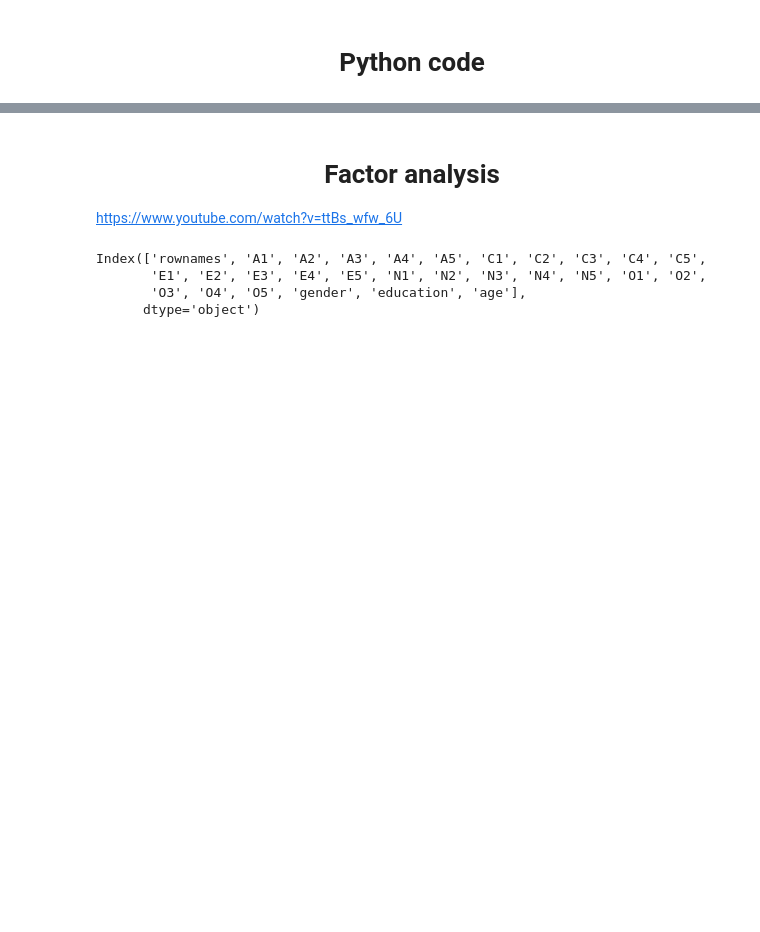
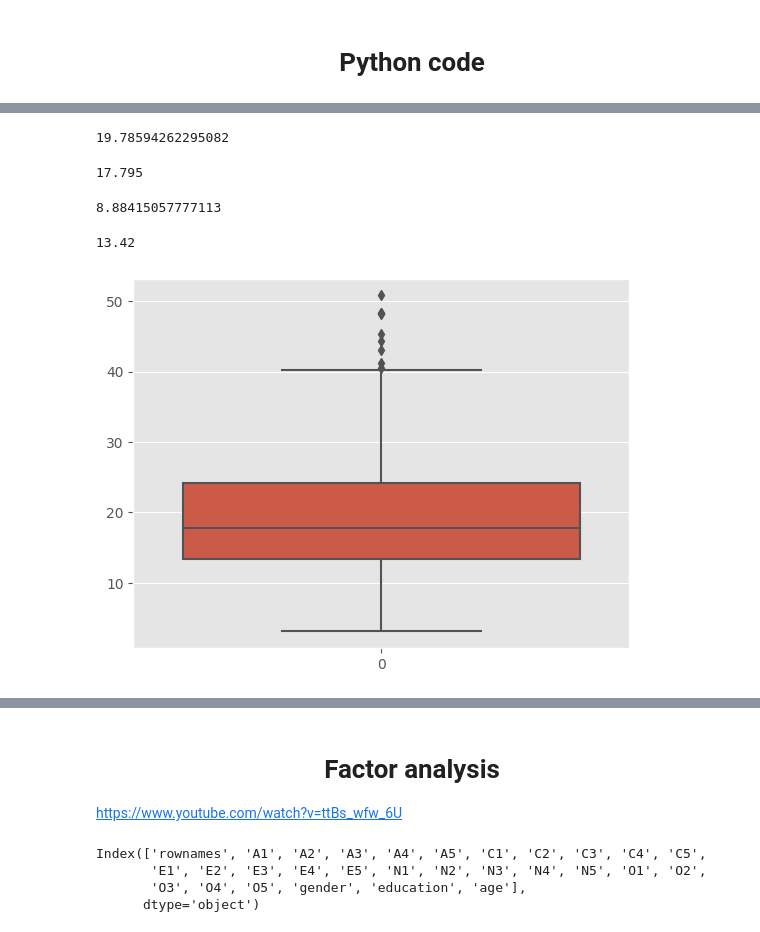
Before and after one commit to waseemofficial/Data-Analytics-NPTL, a Jupyter notebook: NPTL_1.ipynb, the cells around one changed output, grey strips where cells are left out. Saved outputs shown, nothing was run; the diff lists cells and outputs as text; code cells hidden in the pictures; blank space fills up the shorter version.

```diff
--- a/NPTL_1.ipynb
+++ b/NPTL_1.ipynb
@@ -214,0 +268,3 @@ if S > 0 then it is <span style="color:green">Positively</span> (skewed to the r
+# %%
+tips=sns.load_dataset("tips")
+tips.head()
@@ -214,0 +278,24 @@ if S > 0 then it is <span style="color:green">Positively</span> (skewed to the r
+# %%
+#Mean
+np.mean(tips["total_bill"])
+# %% [output]
+19.78594262295082
+# %%
+#Median
+np.median(tips["total_bill"])
+# %% [output]
+17.795
+# %%
+np.std(tips["total_bill"])
+# %% [output]
+8.88415057777113
+# %%
+# Mode
+statistics.mode(tips["total_bill"])
+# %% [output]
+13.42
+# %%
+sns.boxplot(tips["total_bill"])
+plt.show()
+# %% [output]
+[figure, added]
```
Also changed, not shown: parts of 39 cells of this notebook, 5 other files.
